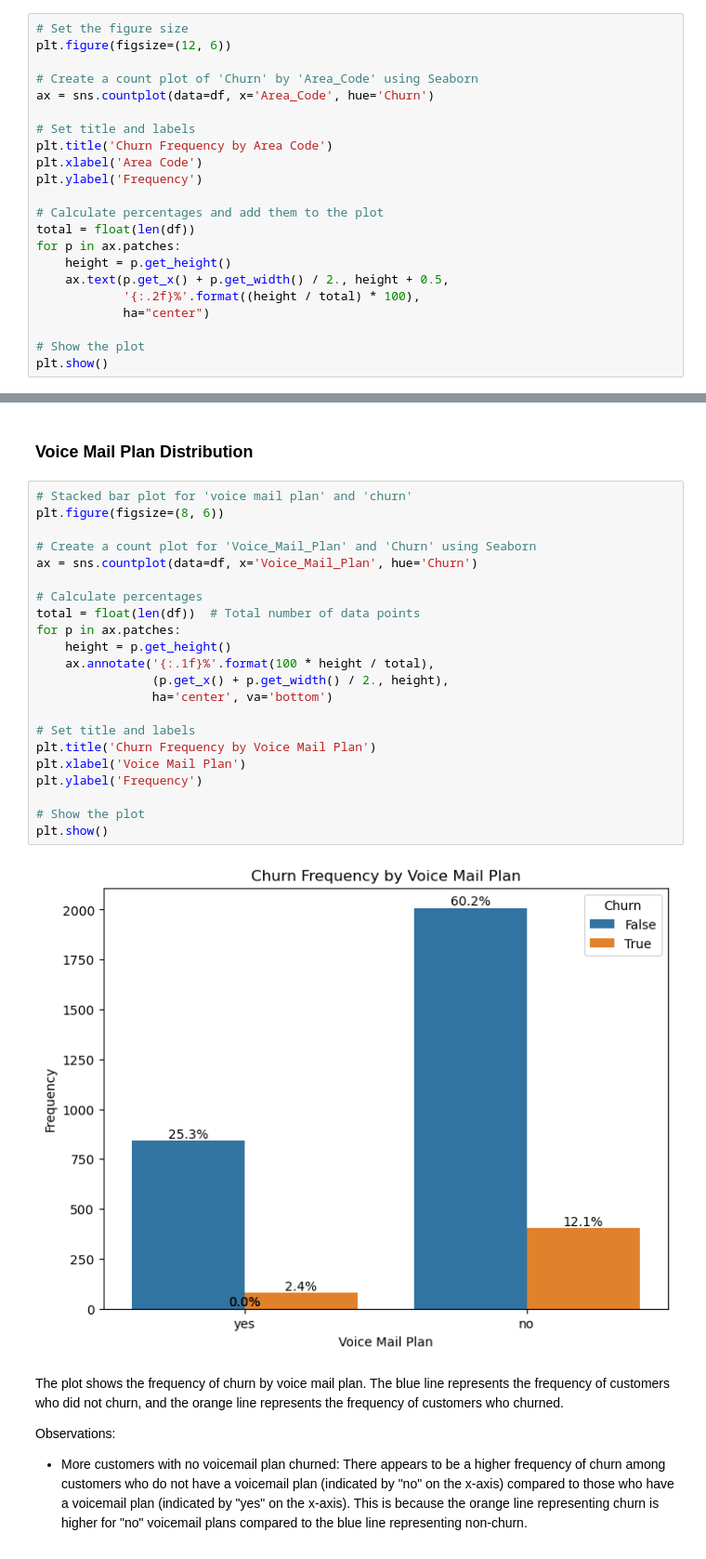
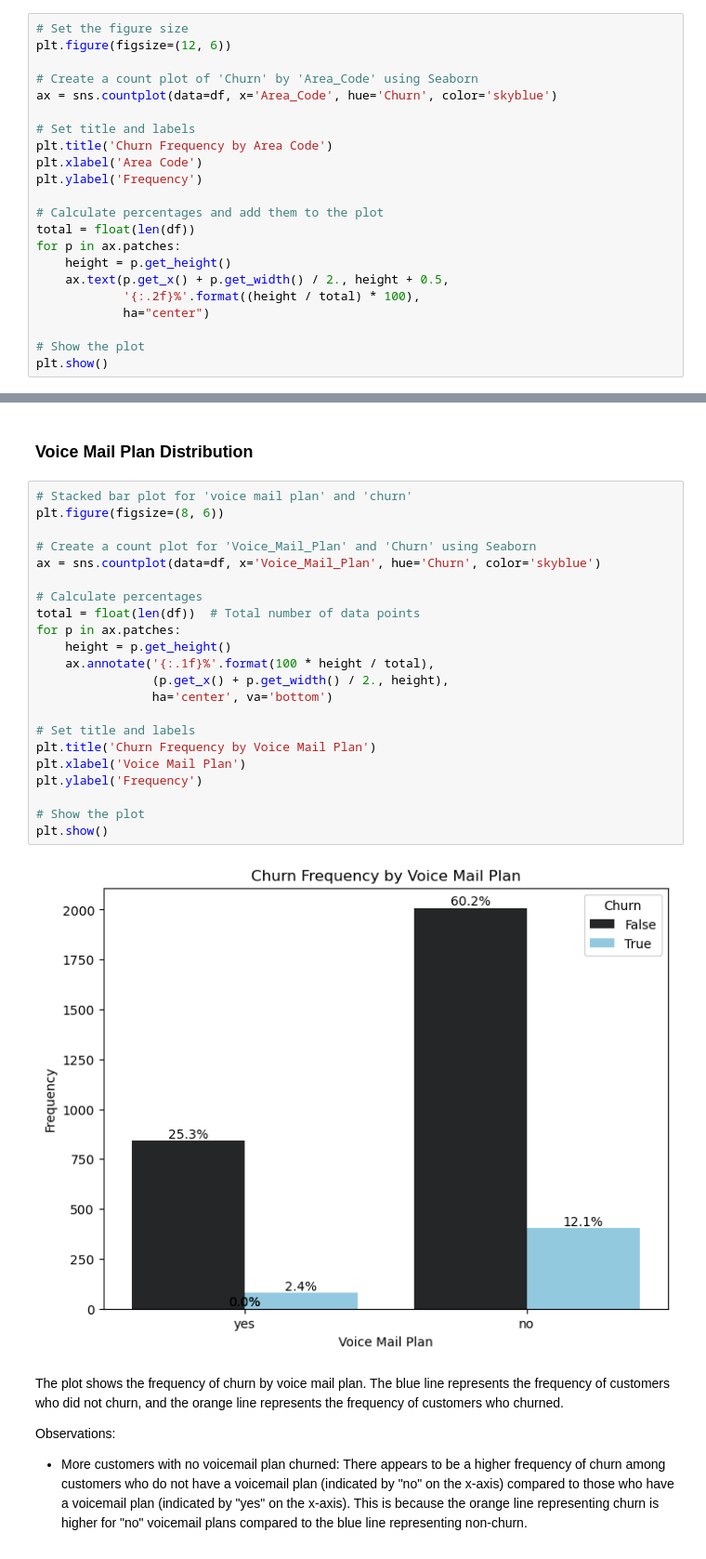
Before and after one commit to idatonui/Phase-3-project-SyriaTel-Customer-Churn, a Jupyter notebook: index.ipynb, the cells around one changed output, grey strips where cells are left out. Shown at 93% size. Cells and saved outputs as stored; diff of their text form.

```diff
--- a/index.ipynb
+++ b/index.ipynb
@@ -394,7 +394,7 @@ plt.show()
 plt.figure(figsize=(12, 6))
 
 # Create a count plot of 'Churn' by 'Area_Code' using Seaborn
-ax = sns.countplot(data=df, x='Area_Code', hue='Churn')
+ax = sns.countplot(data=df, x='Area_Code', hue='Churn', color='skyblue')
 
 # Set title and labels
 plt.title('Churn Frequency by Area Code')
@@ -449,27 +451,27 @@ Churn is depicted by the orange bars and not churned by the blue bars. Here are
 # %%
 # Stacked bar plot for 'voice mail plan' and 'churn'
 plt.figure(figsize=(8, 6))
 
 # Create a count plot for 'Voice_Mail_Plan' and 'Churn' using Seaborn
-ax = sns.countplot(data=df, x='Voice_Mail_Plan', hue='Churn')
+ax = sns.countplot(data=df, x='Voice_Mail_Plan', hue='Churn', color='skyblue')
 
 # Calculate percentages
 total = float(len(df))  # Total number of data points
 for p in ax.patches:
     height = p.get_height()
     ax.annotate('{:.1f}%'.format(100 * height / total),
                 (p.get_x() + p.get_width() / 2., height),
                 ha='center', va='bottom')
 
 # Set title and labels
 plt.title('Churn Frequency by Voice Mail Plan')
 plt.xlabel('Voice Mail Plan')
 plt.ylabel('Frequency')
 
 # Show the plot
 plt.show()
 # %% [output]
-[figure, old version]
+[figure, new version]
 # %% [markdown]
 The plot shows the frequency of churn by voice mail plan. The blue line represents the frequency of customers who did not churn, and the orange line represents the frequency of customers who churned.
 
```
Also changed, not shown: parts of 17 cells of this notebook, 13 other files.
